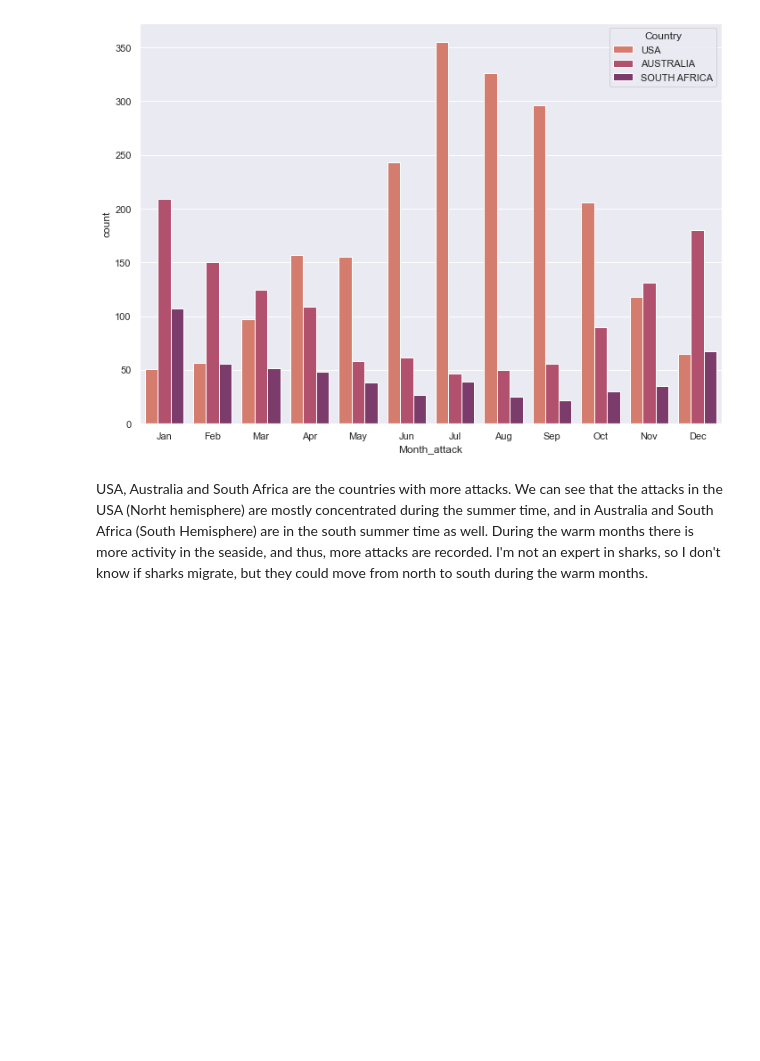
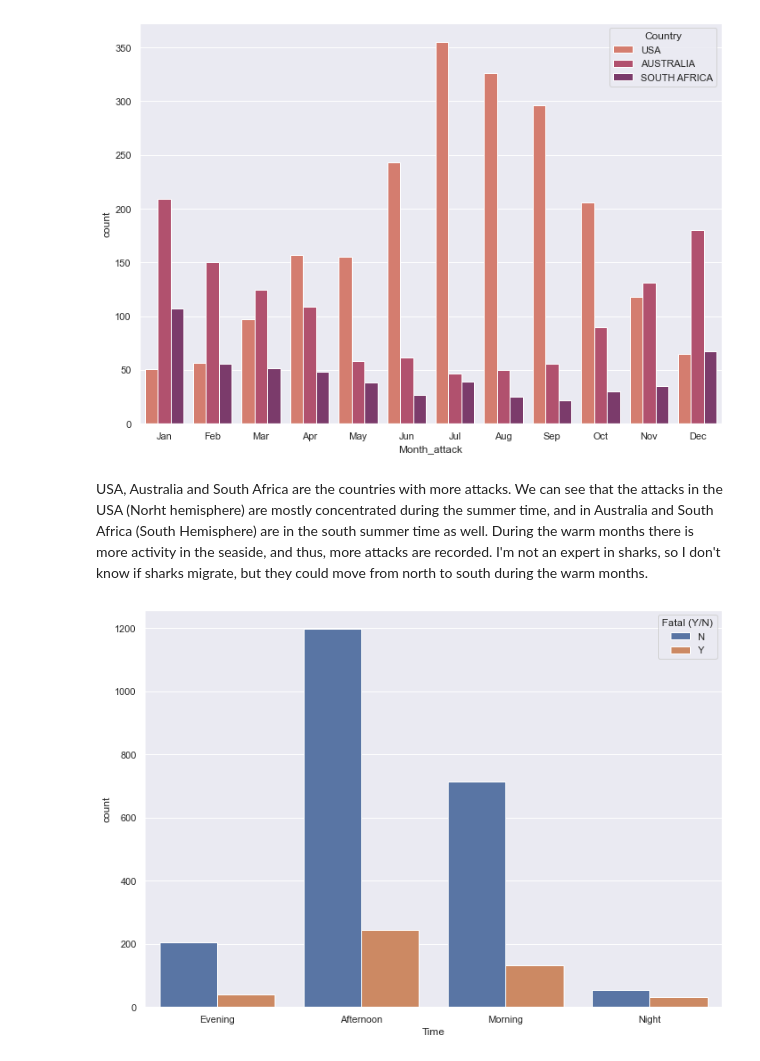
Before and after one commit to antoniogarciagiron/Project-Pandas-Shark-Attack, a Jupyter notebook: Visualization.ipynb, the cells around one changed output. Drawn from its saved outputs; the diff is of its cells as text; code cells hidden in the pictures; blank space fills up the shorter version.

```diff
--- a/Visualization.ipynb
+++ b/Visualization.ipynb
@@ -121,3 +121,9 @@ fig.savefig("Months.png")
 USA, Australia and South Africa are the countries with more attacks. We can see that the attacks in the USA (Norht hemisphere) are mostly concentrated during the summer time, and in Australia and South Africa (South Hemisphere) are in the south summer time as well.
 During the warm months there is more activity in the seaside, and thus, more attacks are recorded.
 I'm not an expert in sharks, so I don't know if sharks migrate, but they could move from north to south during the warm months.
+# %%
+plot6=sns.countplot(x=shark["Time"], hue=shark["Fatal (Y/N)"])
+fig=plot6.get_figure()
+fig.savefig("06_Daytime_vs_Fatal.png")
+# %% [output]
+[figure, added]
```
Also changed, not shown: parts of 16 cells of this notebook, 12 other files.
